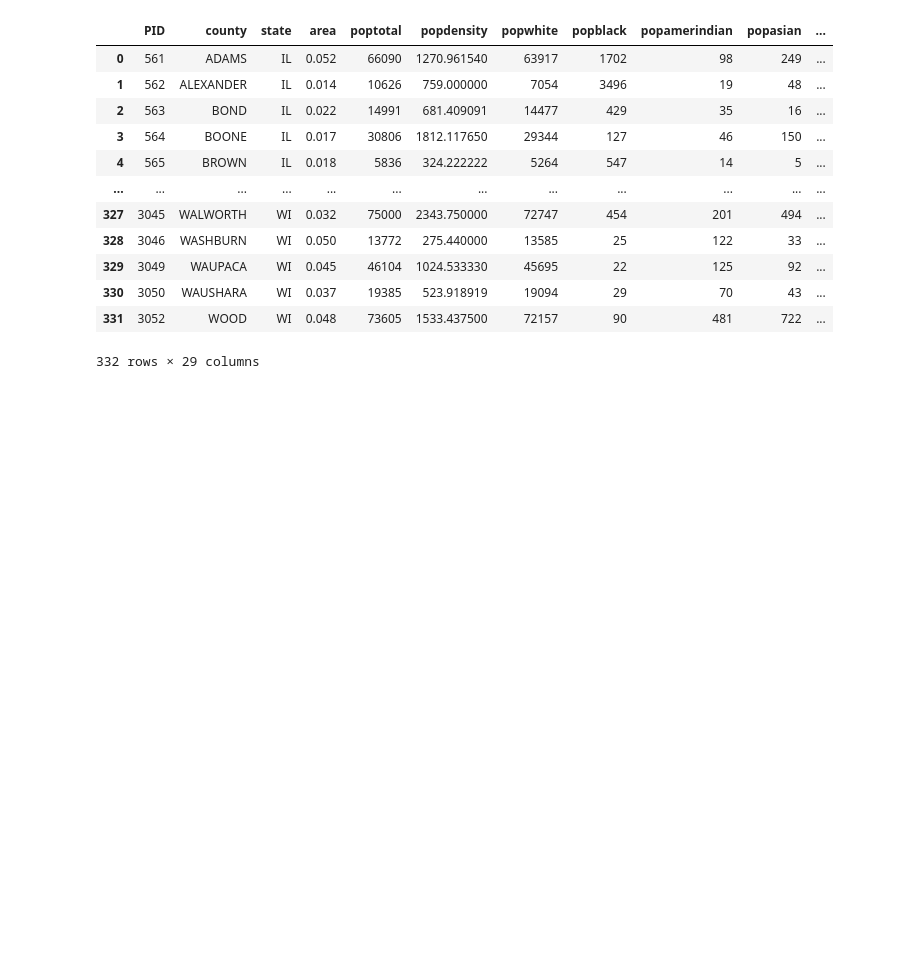
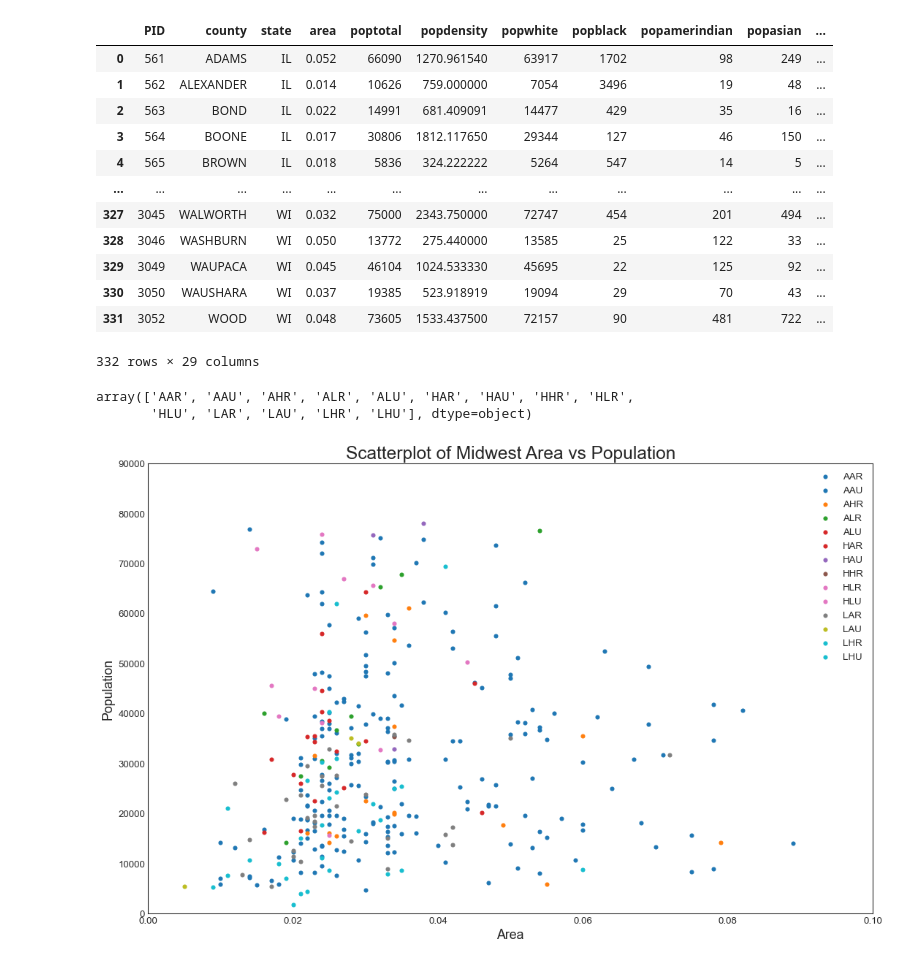
Before and after one commit to Fruitcoco/2023summer, a Jupyter notebook: matplotlib_visualizations/Correlation/scatter plot.ipynb, the cells around one changed output. Saved outputs shown, nothing was run; the diff lists cells and outputs as text; code cells hidden in the pictures; blank space fills up the shorter version.

Commit message:
scatter

```diff
--- a/matplotlib_visualizations/Correlation/scatter plot.ipynb
+++ b/matplotlib_visualizations/Correlation/scatter plot.ipynb
@@ -50,4 +50,27 @@ midwest
 332 rows × 29 columns
 # %%
 # create the same amount of color as the unique midwest['category']
-n_colors=np.unique(midwest['category'])
+n_category=np.unique(midwest['category'])
+n_category
+# %% [output]
+array(['AAR', 'AAU', 'AHR', 'ALR', 'ALU', 'HAR', 'HAU', 'HHR', 'HLR',
+       'HLU', 'LAR', 'LAU', 'LHR', 'LHU'], dtype=object)
+# %%
+colors = [plt.cm.tab10(i/float(len(n_category)-1)) for i in range(len(n_category))]
+# %%
+# Draw plot for each category
+plt.figure(figsize=(16, 10), dpi= 80, facecolor='w', edgecolor='k')
+for i, category in enumerate(n_category):
+    plt.scatter('area','poptotal',
+               data=midwest.loc[midwest.category==category,:],
+               s=20,c=colors[i],label=str(category))
+# Decorations
+plt.gca().set(xlim=(0.0, 0.1), ylim=(0, 90000),
+              xlabel='Area', ylabel='Population')
+
+plt.xticks(fontsize=12); plt.yticks(fontsize=12)
+plt.title("Scatterplot of Midwest Area vs Population", fontsize=22)
+plt.legend(fontsize=12)
+plt.show()
+# %% [output]
+[figure, added]
```
Also changed, not shown: 2 other files.
